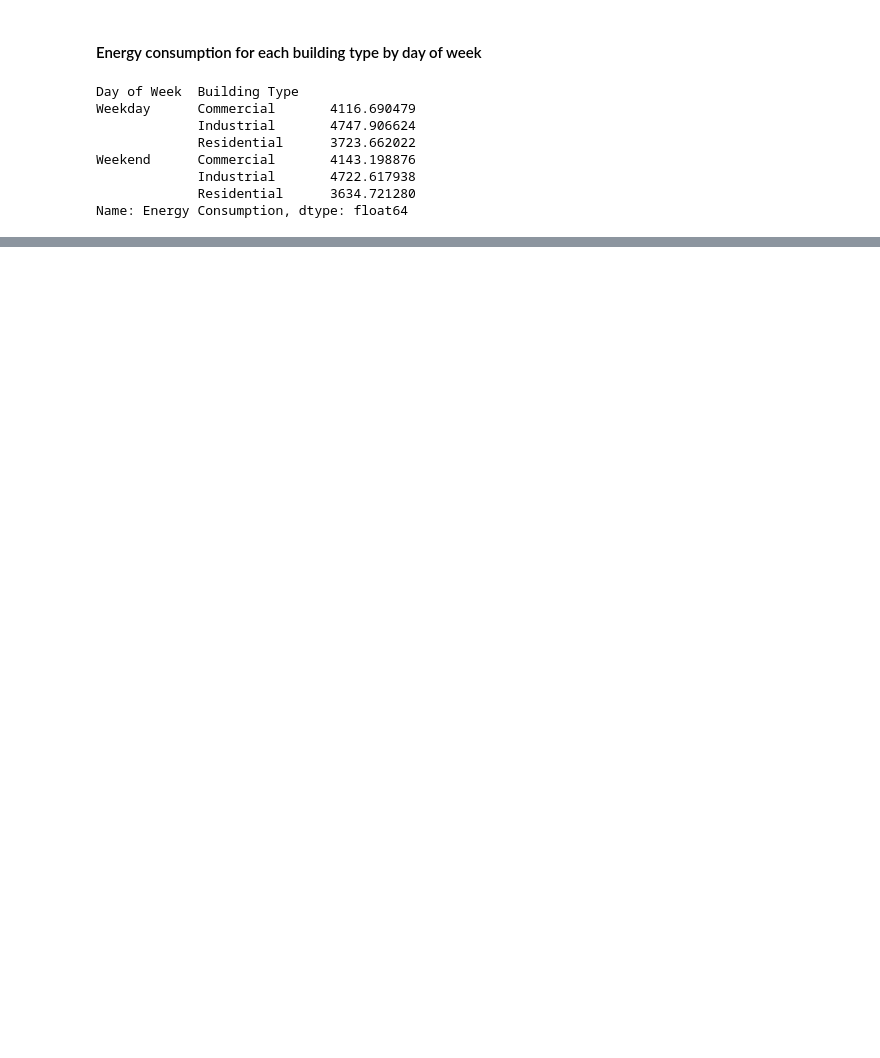
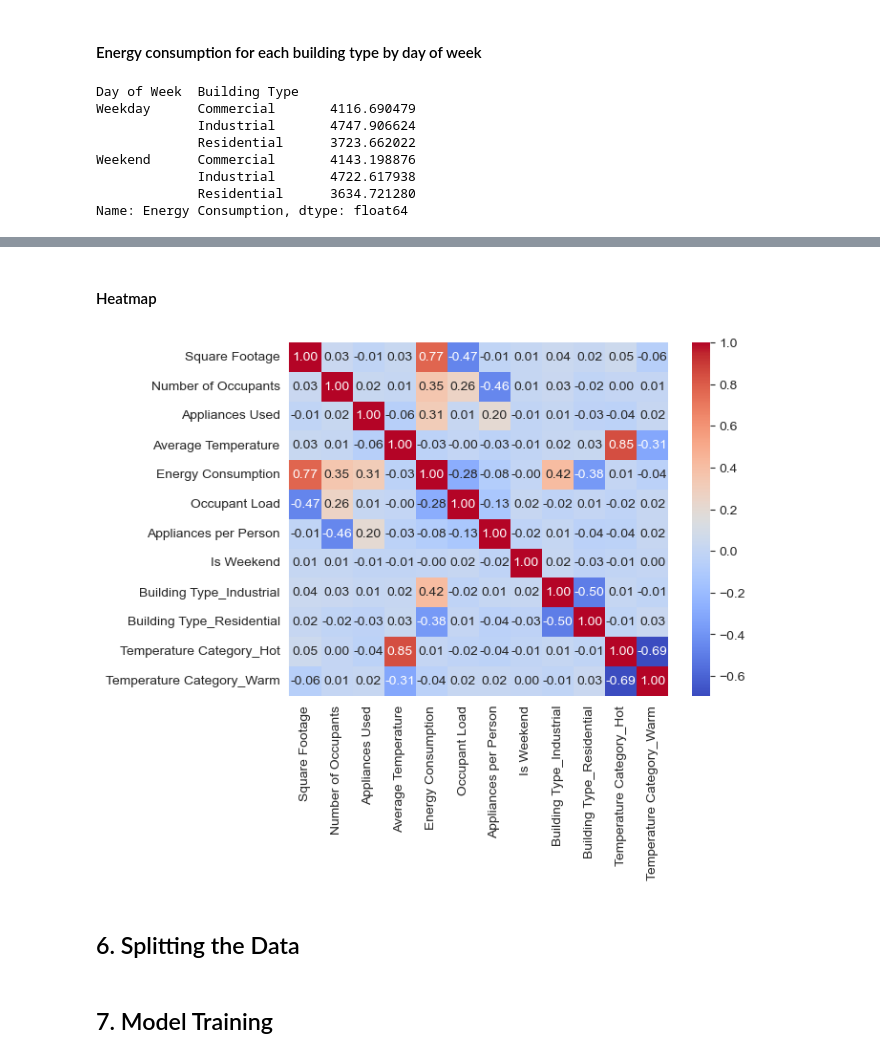
Before and after one commit to faris-agour/Energy-Consumption, a Jupyter notebook: project.ipynb, the cells around one changed output, grey strips where cells are left out. Saved outputs shown, nothing was run; the diff lists cells and outputs as text; code cells hidden in the pictures; blank space fills up the shorter version.

```diff
--- a/project.ipynb
+++ b/project.ipynb
@@ -144,0 +204,6 @@ Name: Energy Consumption, dtype: float64
+# %%
+df["Temperature Category"] = df["Average Temperature"].apply(
+    lambda x: "Cold" if x < 15 else ("Warm" if x < 25 else "Hot"))
+# %%
+df["Is Weekend"] = df["Day of Week"].apply(lambda x: 1 if x == "Weekend" else 0)
+df.drop("Day of Week", axis=1, inplace=True)
@@ -144,0 +212,2 @@ Name: Energy Consumption, dtype: float64
+# %%
+df = pd.get_dummies(df, columns=["Building Type", "Temperature Category"], drop_first=True)
@@ -144,0 +232,5 @@ Name: Energy Consumption, dtype: float64
+# %%
+from sklearn.preprocessing import StandardScaler
+scaler = StandardScaler()
+for col in ["Square Footage","Number of Occupants","Appliances Used","Average Temperature","Energy Consumption"]:
+    df[col] = scaler.fit_transform(df[[col]])
@@ -144,0 +257,9 @@ Name: Energy Consumption, dtype: float64
+# %% [markdown]
+#### Heatmap
+# %%
+sns.heatmap(df.corr(), cmap="coolwarm",annot=True,fmt=".2f")
+plt.show()
+# %% [output]
+[figure, added]
+# %% [markdown]
+## 6. Splitting the Data
@@ -144,0 +271,2 @@ Name: Energy Consumption, dtype: float64
+# %% [markdown]
+## 7. Model Training
```
Also changed, not shown: parts of 34 cells of this notebook.
